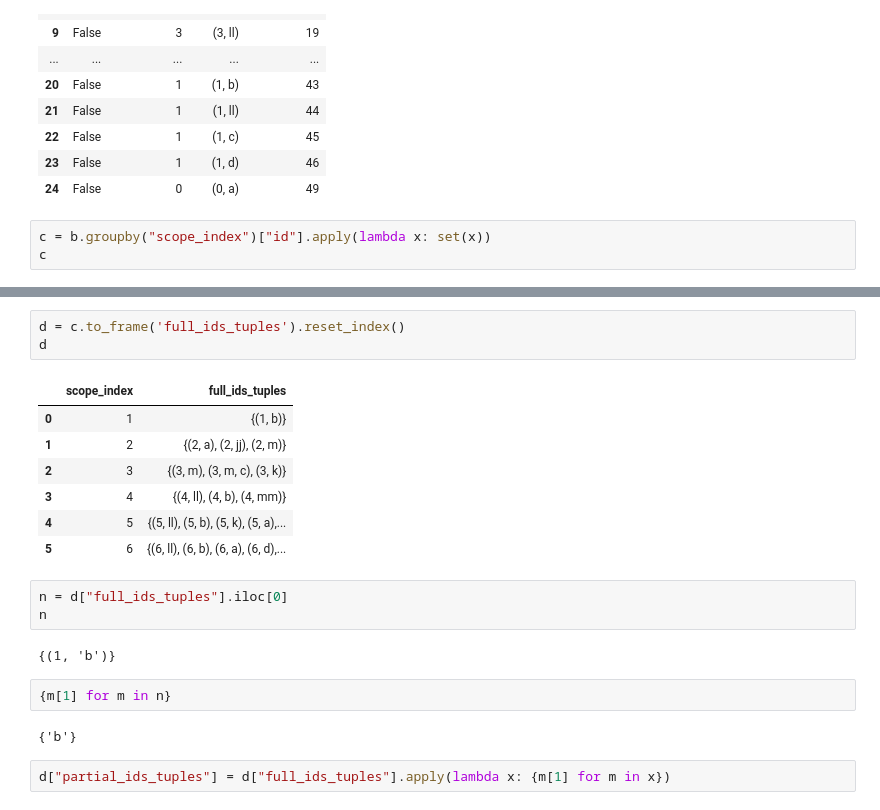
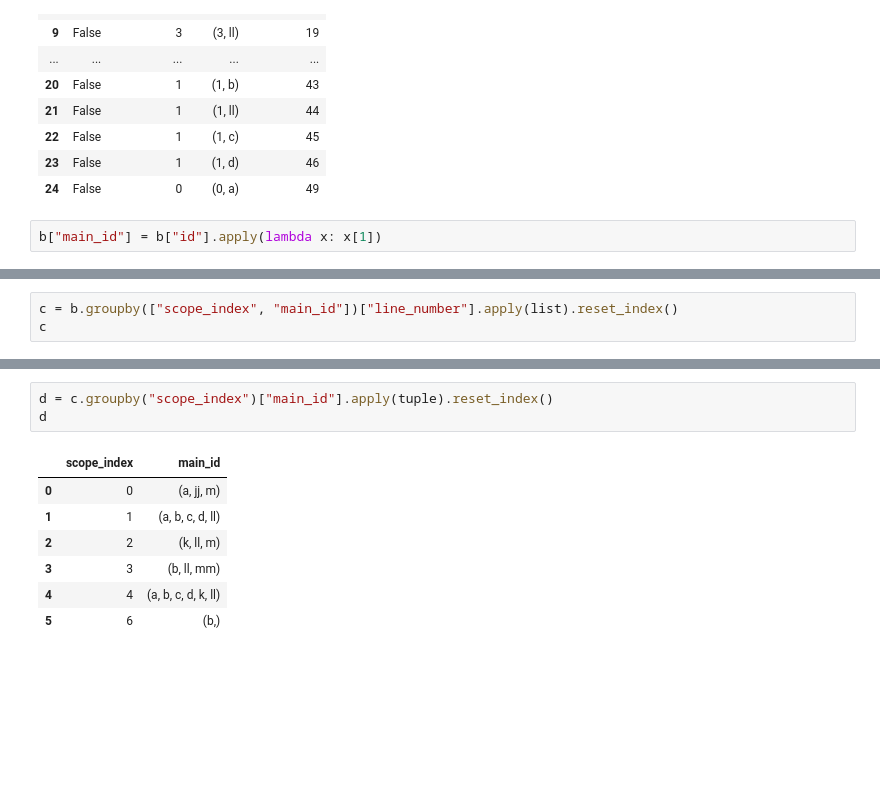
Before and after one commit to erez-aharonov/alkh, a Jupyter notebook: notebooks/3ed92dc952994f4590394120515753ad.ipynb, the cells around one changed output, grey strips where cells are left out. Cells and saved outputs as stored; diff of their text form; blank space fills up the shorter version.

```diff
--- a/notebooks/3ed92dc952994f4590394120515753ad.ipynb
+++ b/notebooks/3ed92dc952994f4590394120515753ad.ipynb
@@ -182,5 +119,4 @@ b
 | 23 | False | 1 | (1, d) | 46 |
 | 24 | False | 0 | (0, a) | 49 |
 # %%
-c = b.groupby("scope_index")["id"].apply(lambda x: set(x))
-c
+b["main_id"] = b["id"].apply(lambda x: x[1])
@@ -214,0 +132,3 @@ source[0]
+# %%
+c = b.groupby(["scope_index", "main_id"])["line_number"].apply(list).reset_index()
+c
@@ -215,22 +153,11 @@ source[0]
 # %%
-d = c.to_frame('full_ids_tuples').reset_index()
+d = c.groupby("scope_index")["main_id"].apply(tuple).reset_index()
 d
 # %% [output]
-|  | scope_index | full_ids_tuples |
-| 0 | 1 | {(1, b)} |
-| 1 | 2 | {(2, a), (2, jj), (2, m)} |
-| 2 | 3 | {(3, m), (3, m, c), (3, k)} |
-| 3 | 4 | {(4, ll), (4, b), (4, mm)} |
-| 4 | 5 | {(5, ll), (5, b), (5, k), (5, a),... |
-| 5 | 6 | {(6, ll), (6, b), (6, a), (6, d),... |
+|  | scope_index | main_id |
+| 0 | 0 | (a, jj, m) |
+| 1 | 1 | (a, b, c, d, ll) |
+| 2 | 2 | (k, ll, m) |
+| 3 | 3 | (b, ll, mm) |
+| 4 | 4 | (a, b, c, d, k, ll) |
+| 5 | 6 | (b,) |
-# %%
-n = d["full_ids_tuples"].iloc[0]
-n
-# %% [output]
-{(1, 'b')}
-# %%
-{m[1] for m in n}
-# %% [output]
-{'b'}
-# %%
-d["partial_ids_tuples"] = d["full_ids_tuples"].apply(lambda x: {m[1] for m in x})
```
Also changed, not shown: parts of 23 cells of this notebook.
